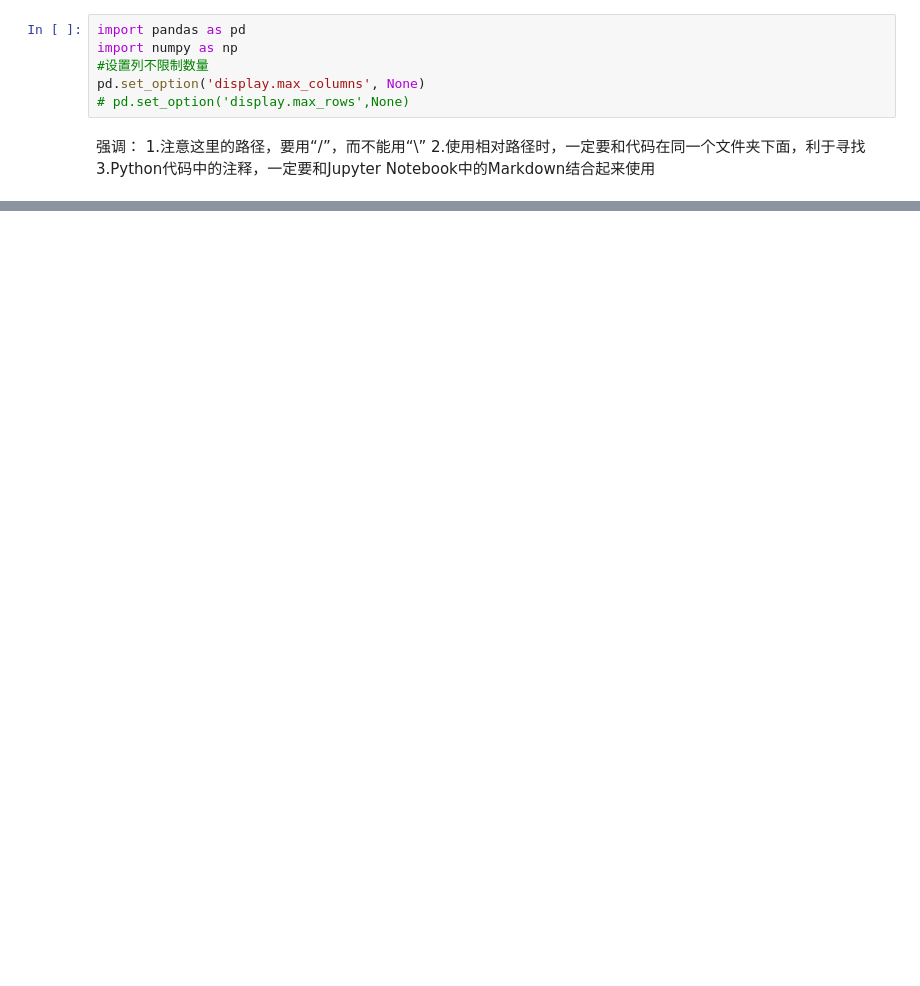
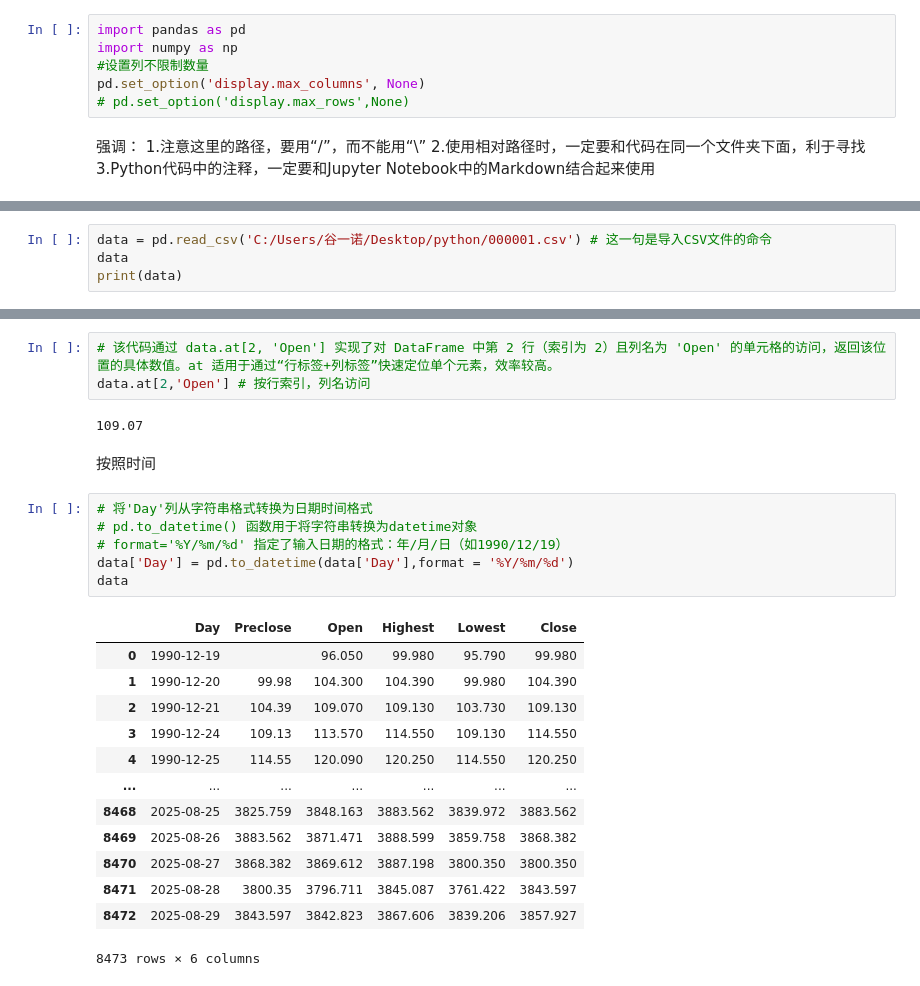
Before and after one commit to im-nefelibata/python--, a Jupyter notebook: python作业1.ipynb, the cells around one changed output, grey strips where cells are left out. Saved outputs shown, nothing was run; the diff lists cells and outputs as text; blank space fills up the shorter version.

```diff
--- a/python作业1.ipynb
+++ b/python作业1.ipynb
@@ -26,0 +55,4 @@ FileNotFoundError: [Errno 2] No such file or directory: '000001.csv'
+# %%
+data = pd.read_csv('C:/Users/谷一诺/Desktop/python/000001.csv') # 这一句是导入CSV文件的命令
+data
+print(data)
@@ -26,0 +182,27 @@ FileNotFoundError: [Errno 2] No such file or directory: '000001.csv'
+# %%
+# 该代码通过 data.at[2, 'Open'] 实现了对 DataFrame 中第 2 行（索引为 2）且列名为 'Open' 的单元格的访问，返回该位置的具体数值。at 适用于通过“行标签+列标签”快速定位单个元素，效率较高。
+data.at[2,'Open'] # 按行索引，列名访问
+# %% [output]
+109.07
+# %% [markdown]
+按照时间
+# %%
+# 将'Day'列从字符串格式转换为日期时间格式
+# pd.to_datetime() 函数用于将字符串转换为datetime对象
+# format='%Y/%m/%d' 指定了输入日期的格式：年/月/日（如1990/12/19）
+data['Day'] = pd.to_datetime(data['Day'],format = '%Y/%m/%d')
+data
+# %% [output]
+|  | Day | Preclose | Open | Highest | Lowest | Close |
+| 0 | 1990-12-19 |  | 96.050 | 99.980 | 95.790 | 99.980 |
+| 1 | 1990-12-20 | 99.98 | 104.300 | 104.390 | 99.980 | 104.390 |
+| 2 | 1990-12-21 | 104.39 | 109.070 | 109.130 | 103.730 | 109.130 |
+| 3 | 1990-12-24 | 109.13 | 113.570 | 114.550 | 109.130 | 114.550 |
+| 4 | 1990-12-25 | 114.55 | 120.090 | 120.250 | 114.550 | 120.250 |
+| ... | ... | ... | ... | ... | ... | ... |
+| 8468 | 2025-08-25 | 3825.759 | 3848.163 | 3883.562 | 3839.972 | 3883.562 |
+| 8469 | 2025-08-26 | 3883.562 | 3871.471 | 3888.599 | 3859.758 | 3868.382 |
+| 8470 | 2025-08-27 | 3868.382 | 3869.612 | 3887.198 | 3800.350 | 3800.350 |
+| 8471 | 2025-08-28 | 3800.35 | 3796.711 | 3845.087 | 3761.422 | 3843.597 |
+| 8472 | 2025-08-29 | 3843.597 | 3842.823 | 3867.606 | 3839.206 | 3857.927 |
+8473 rows × 6 columns
```
Also changed, not shown: parts of 22 cells of this notebook.
